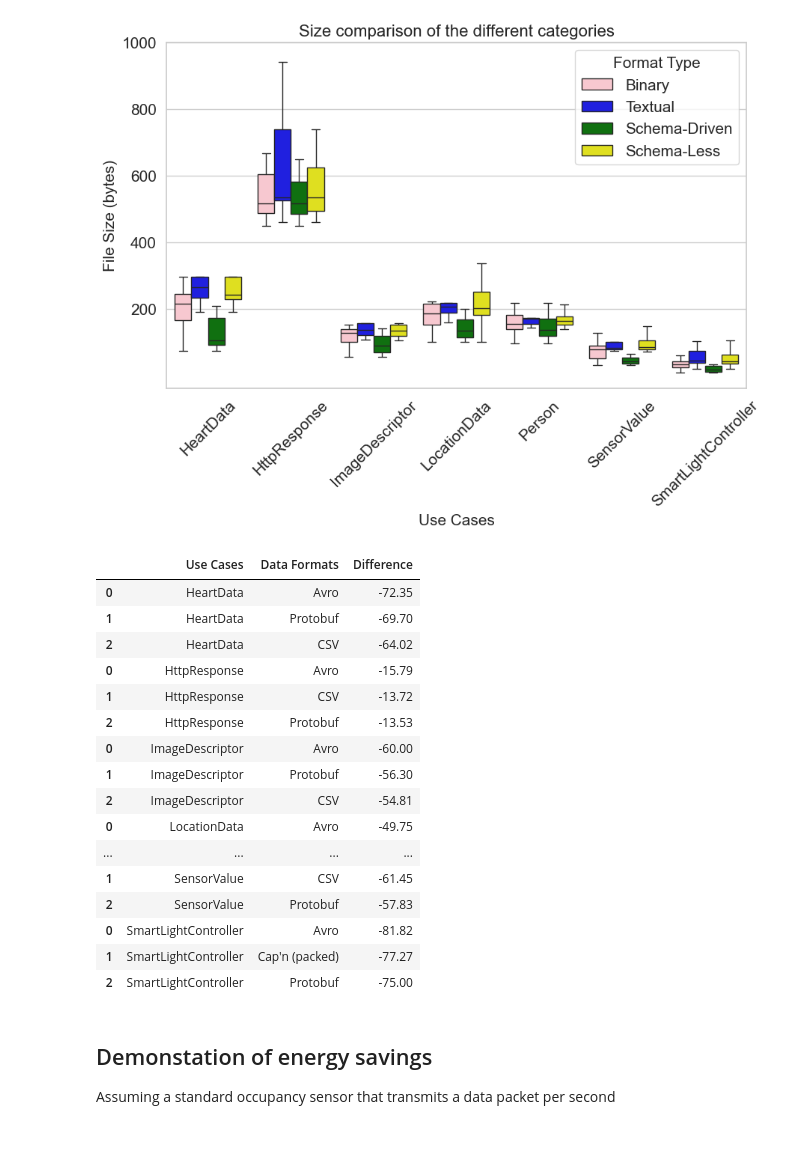
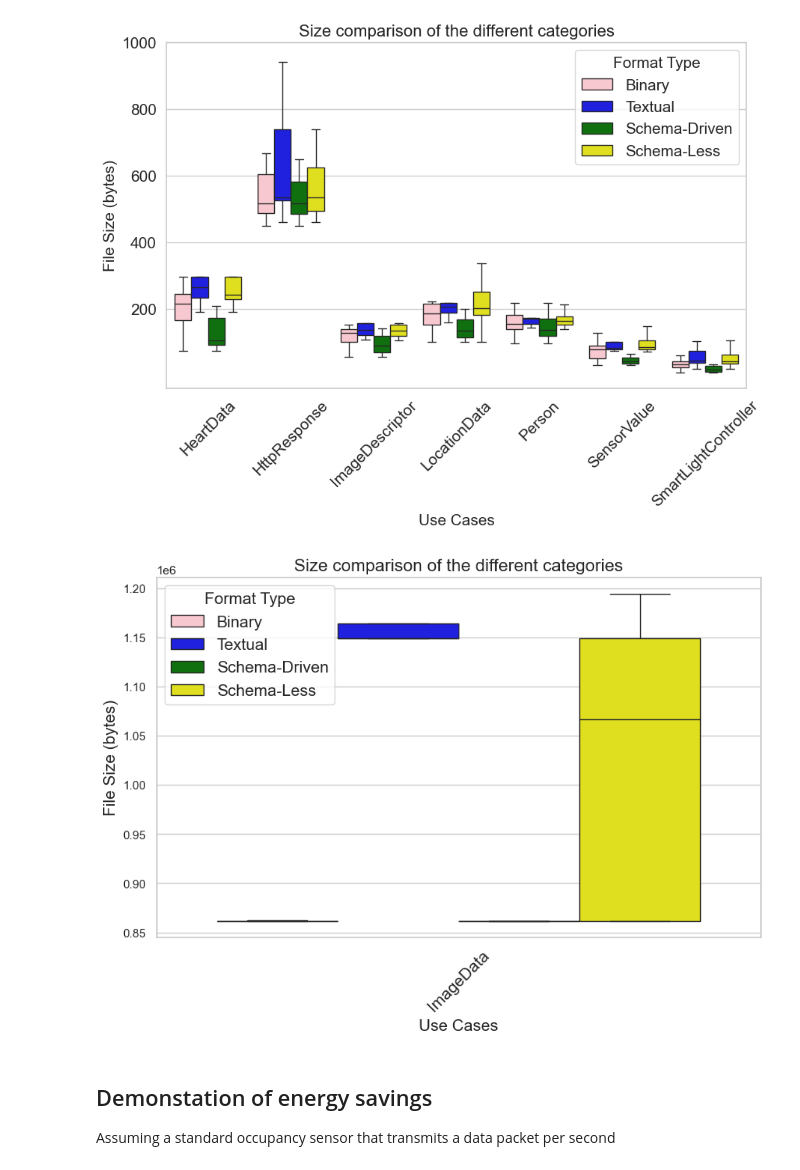
Before and after one commit to bianca482/data-format-comparison, a Jupyter notebook: src/main/java/at/fhv/kabi/samples/analysis/size_comparison.ipynb, the cells around one changed output. Cells and saved outputs as stored; diff of their text form; code cells hidden in the pictures; blank space fills up the shorter version.

```diff
--- a/src/main/java/at/fhv/kabi/samples/analysis/size_comparison.ipynb
+++ b/src/main/java/at/fhv/kabi/samples/analysis/size_comparison.ipynb
@@ -426,36 +497,31 @@ plt.legend(title="Format Type", fontsize=15, title_fontsize=15)
 plt.show()
 # %% [output]
 [figure]
-# %%
-dfd=pd.DataFrame()
-for t in pivot_df.keys():
-    if t != 'ImageData':
-        dft=pd.DataFrame()
-        dft['Use Cases'] = list([t,t,t])
-        w = list(pivot_df.nsmallest(3,t)[t].index)
-        dft['Data Formats'] = w
-        x = list(pivot_df.nsmallest(3,t)[t])
-        dft['Difference']= x
-        dfd = pd.concat([dfd,dft])
-dfd
-# %% [output]
-|  | Use Cases | Data Formats | Difference |
-| 0 | HeartData | Avro | -72.35 |
-| 1 | HeartData | Protobuf | -69.70 |
-| 2 | HeartData | CSV | -64.02 |
-| 0 | HttpResponse | Avro | -15.79 |
-| 1 | HttpResponse | CSV | -13.72 |
-| 2 | HttpResponse | Protobuf | -13.53 |
-| 0 | ImageDescriptor | Avro | -60.00 |
-| 1 | ImageDescriptor | Protobuf | -56.30 |
-| 2 | ImageDescriptor | CSV | -54.81 |
-| 0 | LocationData | Avro | -49.75 |
-| ... | ... | ... | ... |
-| 1 | SensorValue | CSV | -61.45 |
-| 2 | SensorValue | Protobuf | -57.83 |
-| 0 | SmartLightController | Avro | -81.82 |
-| 1 | SmartLightController | Cap'n (packed) | -77.27 |
-| 2 | SmartLightController | Protobuf | -75.00 |
+# %%
+# visualize the different categories and their performance differences for the image use case alone
+df_combined = pd.concat([binary_df, textual_df, schema_driven_df, schema_less_df])
+df_combined_img = df_combined[df_combined["Use Cases"] == "ImageData"]
+
+sns.set_theme(style="whitegrid")
+plt.figure(figsize=(10, 6))
+ax = sns.boxplot(
+    x="Use Cases",
+    y="File Size",
+    hue="Format Type",
+    data=df_combined_img,
+    palette={"Binary": "pink", "Textual": "blue", "Schema-Driven": "green", "Schema-Less": "yellow"},
+    showfliers=False,
+)
+
+plt.title("Size comparison of the different categories", fontsize=16)
+plt.ylabel("File Size (bytes)", fontsize=15)
+plt.xlabel("Use Cases", fontsize=15)
+ax.set_xticks("ImageData")
+ax.set_xticklabels(ax.get_xticklabels(), rotation=45, fontsize=15)
+plt.legend(title="Format Type", fontsize=15, title_fontsize=15)
+plt.show()
+# %% [output]
+[figure, added]
 # %% [markdown]
 ## Demonstation of energy savings
 
```
Also changed, not shown: parts of 3 cells of this notebook, 2 other files.
